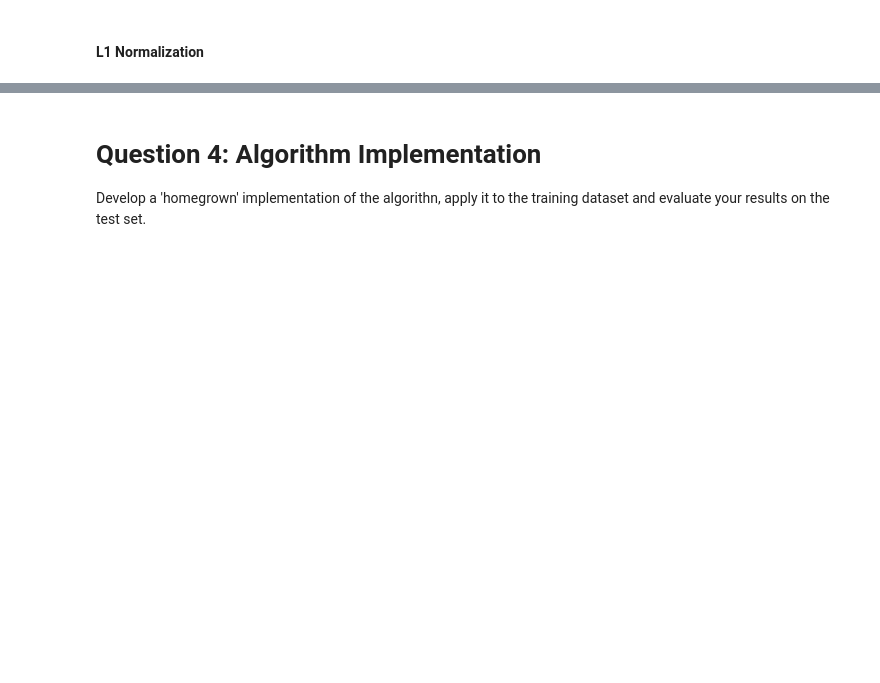
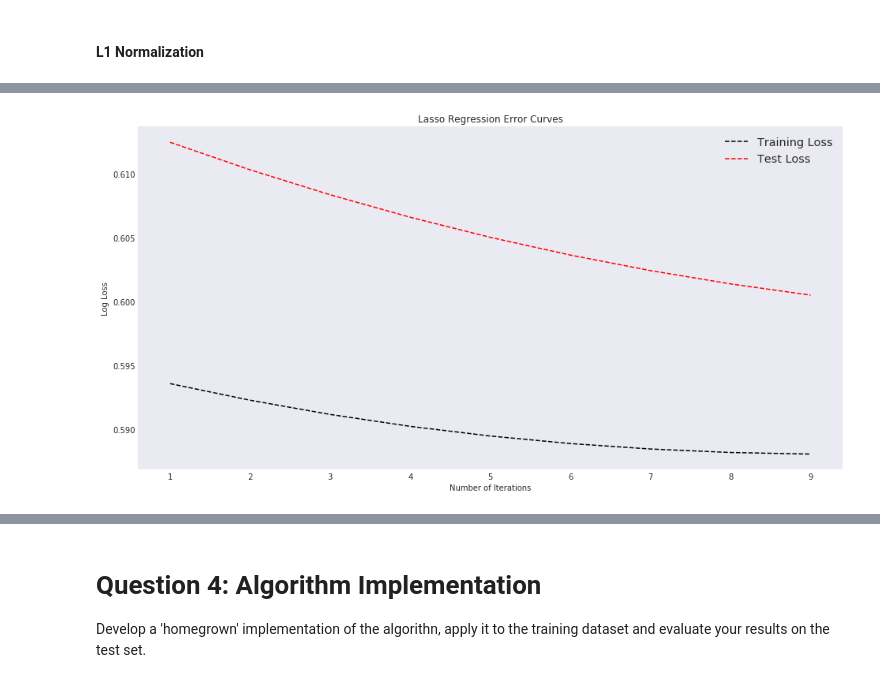
Before and after one commit to pkurapati/W261-Criteo, a Jupyter notebook: notebook_Arnoldy_v7.ipynb, the cells around one changed output, grey strips where cells are left out. Drawn from its saved outputs; the diff is of its cells as text; code cells hidden in the pictures; blank space fills up the shorter version.

Commit message:
progress on cost function, parameters

```diff
--- a/notebook_Arnoldy_v5.ipynb
+++ b/notebook_Arnoldy_v7.ipynb
@@ -397,6 +398,9 @@ sampleDF.cache()
 missing = ["I01_missing", "I02_missing", "I03_missing", "I04_missing", "I05_missing", "I06_missing", \
            "I07_missing", "I08_missing", "I09_missing", "I10_missing", "I11_missing", "I12_missing", \
            "I13_missing"]
+# %%
+# ALTERNATE ROUTE: JUST DELETE ROWS WITH NAS
+noNADF = sampleDF.na.drop().cache() # this just drops any row that has an NA
 # %%
 # now that we've created missing value features, fill in NAs with 0s
 cleanDF = sampleDF.na.fill(0) # puts zeros across whole matrix, including categorical. problem?
@@ -462,6 +466,10 @@ def normalize(dataRDD):
 # %%
 normedToyIntRDD = normalize(toyIntRDD)
 normedSampleIntRDD = normalize(sampleIntRDD)
+# %%
+# create and normalize an RDD for the dropped NAs dataframe
+noNARDD = noNADF.select(toy_numeric).rdd.map(lambda x: (np.array(x[1:14]), x[0]))
+normedNONARDD = normalize(noNARDD)
 # %%
 normedToyIntRDD.take(1)
 # %% [output]
@@ -521,0 +605,11 @@ array([-0.26298838,  0.91926568,  0.59292744, -0.97317144, -0.81931274,
+# %%
+# split data into train and test and train a logistic regression model with L1 regularization
+# adapted from HW4 code
+
+# initialize the weights with rough mean for bias and zeros for coeffecients
+wInit = np.array([-0.77, 0.0, 0.0, 0.0, 0.0, 0.0, 0.0, 0.0, 0.0, 0.0, 0.0, 0.0, 0.0, 0.0])
+
+trainRDD, testRDD = normedNONARDD.randomSplit([0.8,0.2], seed = 5)
+start = time.time()
+lasso_results = GradientDescent_wReg(trainRDD, testRDD, wInit, nSteps = 10, regParam = 0.1)
+print(f"\n... trained {len(lasso_results[2])} iterations in {time.time() - start} seconds")
@@ -521,0 +634,29 @@ array([-0.26298838,  0.91926568,  0.59292744, -0.97317144, -0.81931274,
+# %%
+# make error curve plots that show declining loss as walk down the gradient
+# from HW4 code
+
+def plotErrorCurves(trainLoss, testLoss, title = None):
+    """
+    Helper function for plotting.
+    Args: trainLoss (list of log loss) , testLoss (list of log loss)
+    """
+    fig, ax = plt.subplots(1,1,figsize = (16,8))
+    x = list(range(len(trainLoss)))[1:]
+    ax.plot(x, trainLoss[1:], 'k--', label='Training Loss')
+    ax.plot(x, testLoss[1:], 'r--', label='Test Loss')
+    ax.legend(loc='upper right', fontsize='x-large')
+    plt.xlabel('Number of Iterations')
+    plt.ylabel('Log Loss')
+    if title:
+        plt.title(title)
+    plt.show()
+# %%
+# save results to csv files
+# from HW4 code
+
+trainLoss, testLoss, models = lasso_results
+np.savetxt(PWD + '/data/lasso_models.csv', np.array(models), delimiter=',')
+np.savetxt(PWD + '/data/lasso_loss.csv', np.array([trainLoss, testLoss]), delimiter=',')
+plotErrorCurves(trainLoss, testLoss, title = 'Lasso Regression Error Curves' )
+# %% [output]
+[figure, added]
```
Also changed, not shown: parts of 13 cells of this notebook.
